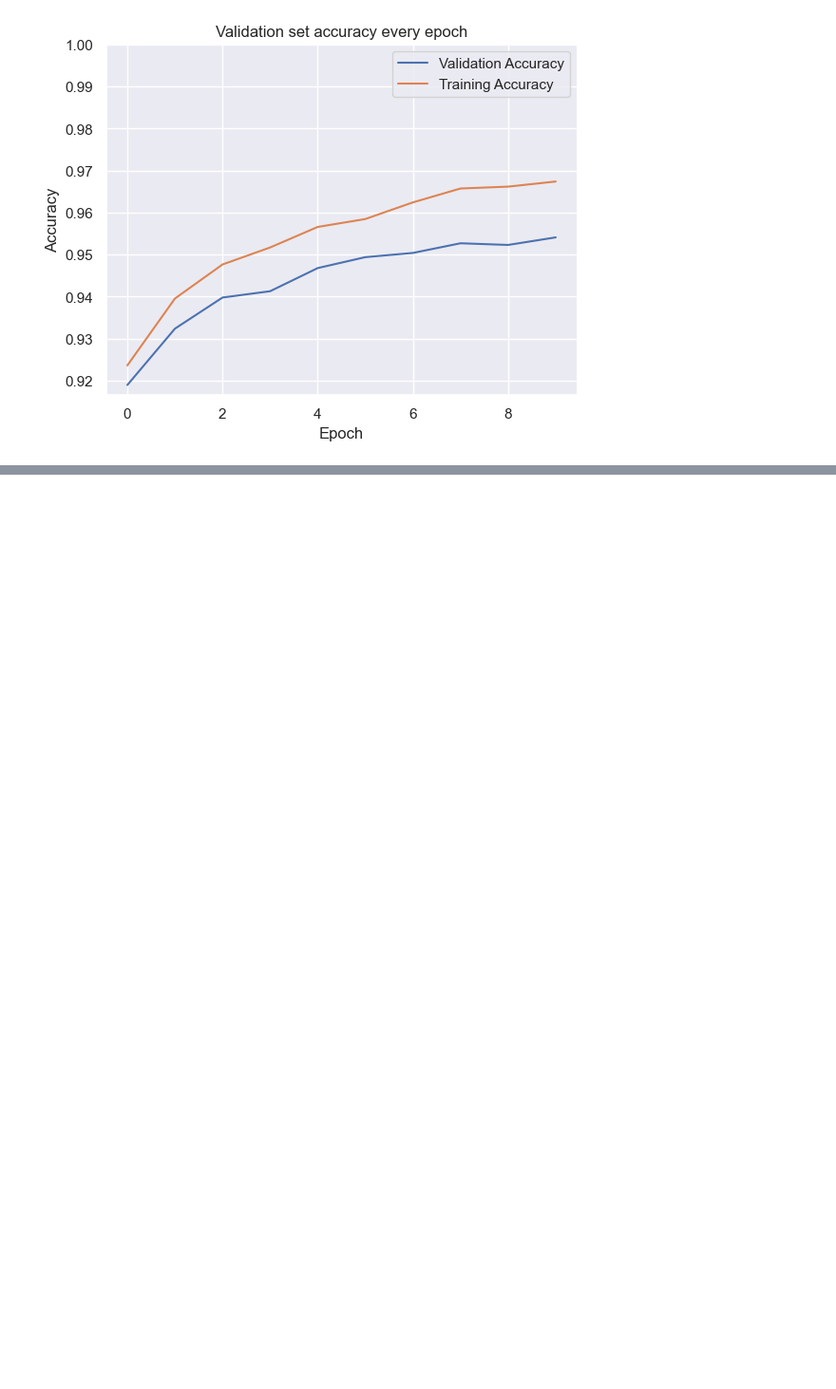
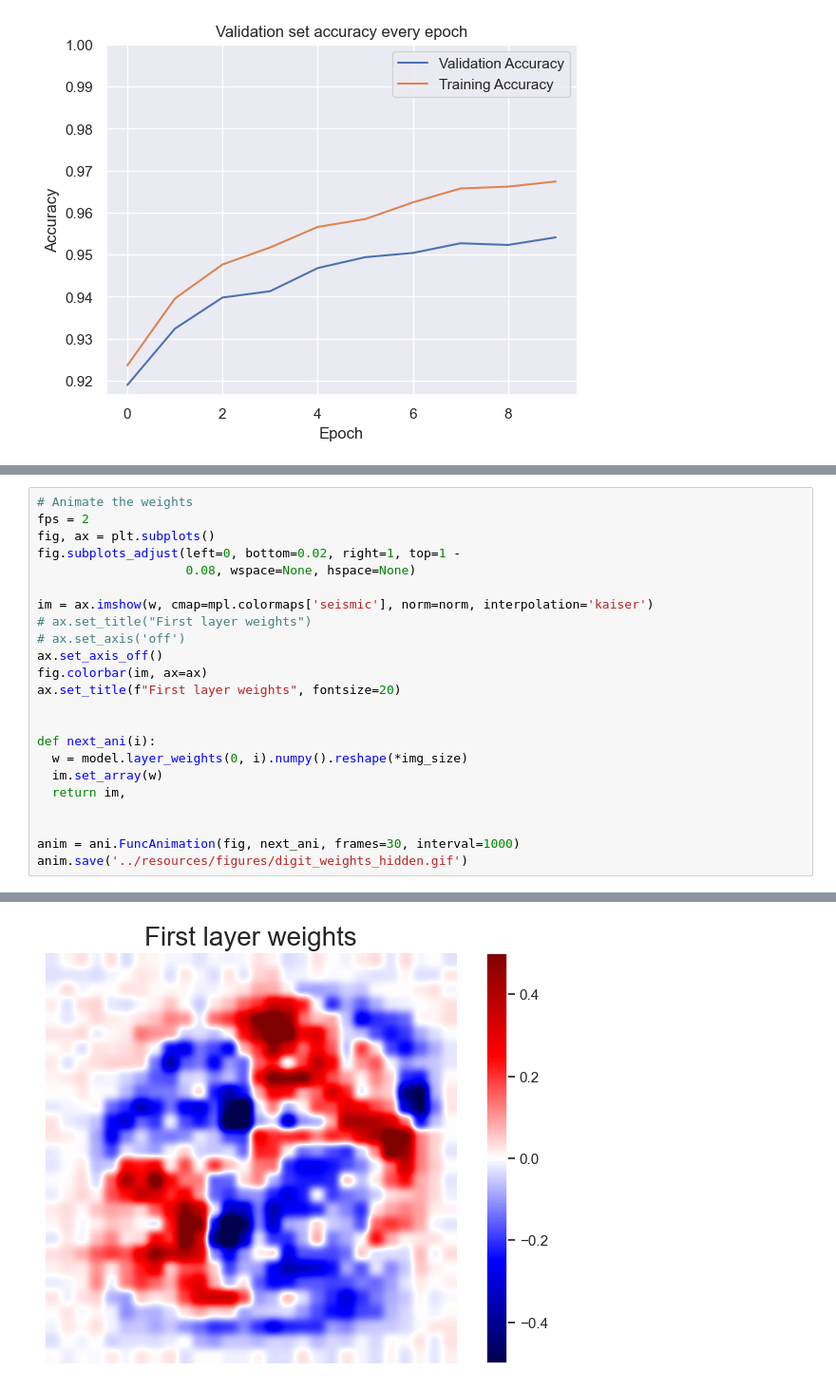
Before and after one commit to Guppy16/NNs-and-Deep-Learning, a Jupyter notebook: experiments/chap1-single_hidden_layer.ipynb, the cells around one changed output, grey strips where cells are left out. Shown: that part at 95% size. Drawn from its saved outputs; the diff is of its cells as text; blank space fills up the shorter version.

```diff
--- a/experiments/chap1-single_hidden_layer.ipynb
+++ b/experiments/chap1-single_hidden_layer.ipynb
@@ -126,0 +152,24 @@ plt.show()
+# %%
+# Animate the weights
+fps = 2
+fig, ax = plt.subplots()
+fig.subplots_adjust(left=0, bottom=0.02, right=1, top=1 -
+                    0.08, wspace=None, hspace=None)
+
+im = ax.imshow(w, cmap=mpl.colormaps['seismic'], norm=norm, interpolation='kaiser')
+# ax.set_title("First layer weights")
+# ax.set_axis('off')
+ax.set_axis_off()
+fig.colorbar(im, ax=ax)
+ax.set_title(f"First layer weights", fontsize=20)
+
+
+def next_ani(i):
+  w = model.layer_weights(0, i).numpy().reshape(*img_size)
+  im.set_array(w)
+  return im,
+
+
+anim = ani.FuncAnimation(fig, next_ani, frames=30, interval=1000)
+anim.save('../resources/figures/digit_weights_hidden.gif')
+# %% [output]
@@ -126,0 +178 @@ plt.show()
+[figure, added]
```
Also changed, not shown: parts of 6 cells of this notebook, 6 other files.
